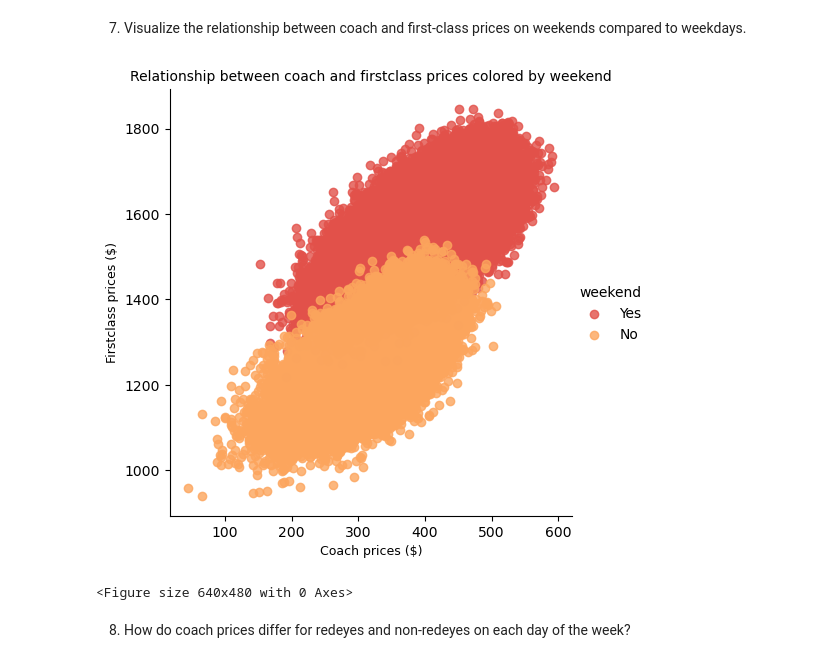
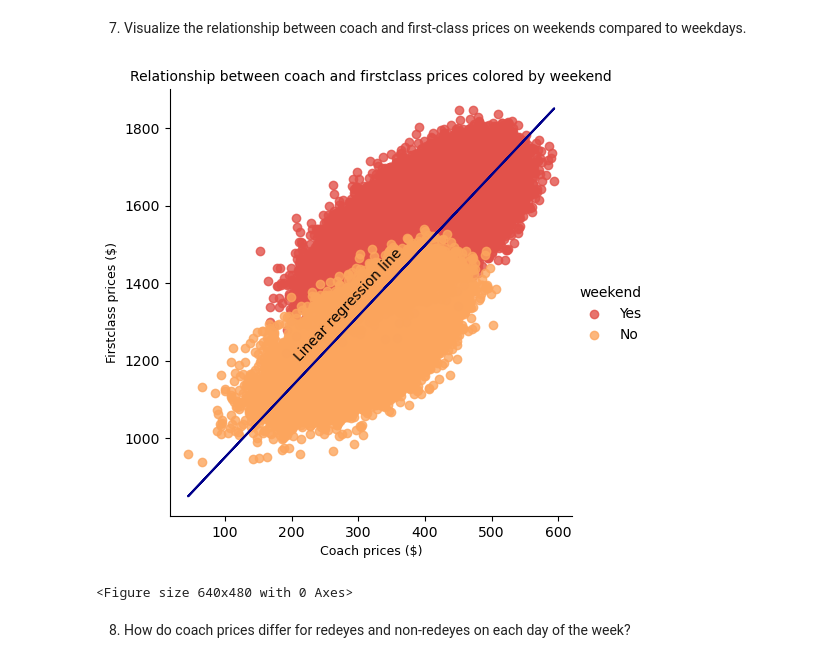
Before and after one commit to LiZoMark841619/Balazs1982, a Jupyter notebook: Jupyter_files/Codecademy_Projects/Airline_analysis/Airline Analysis.ipynb, the cells around one changed output. Saved outputs shown, nothing was run; the diff lists cells and outputs as text; code cells hidden in the pictures.

```diff
--- a/Jupyter_files/Codecademy_Projects/Airline_analysis/Airline Analysis.ipynb
+++ b/Jupyter_files/Codecademy_Projects/Airline_analysis/Airline Analysis.ipynb
@@ -253,13 +253,15 @@ plt.clf()
 # %%
 ## Task 7
 sns.lmplot(x='coach_price', y='firstclass_price', data=flight, hue='weekend', fit_reg=False)
 plt.title('Relationship between coach and firstclass prices colored by weekend', fontsize=10)
 plt.xlabel('Coach prices ($)', fontsize=9)
 plt.ylabel('Firstclass prices ($)', fontsize=9)
+plt.plot(flight.coach_price, fitted_values, color='darkblue')
+plt.text(x=200, y=1200, s='Linear regression line', rotation=46.5)
 plt.show()
 plt.clf()
 # %% [output]
-[figure, old version]
+[figure, new version]
 <Figure size 640x480 with 0 Axes>
 # %% [markdown]
 8. How do coach prices differ for redeyes and non-redeyes on each day of the week?
```
Also changed, not shown: parts of 4 cells of this notebook.
